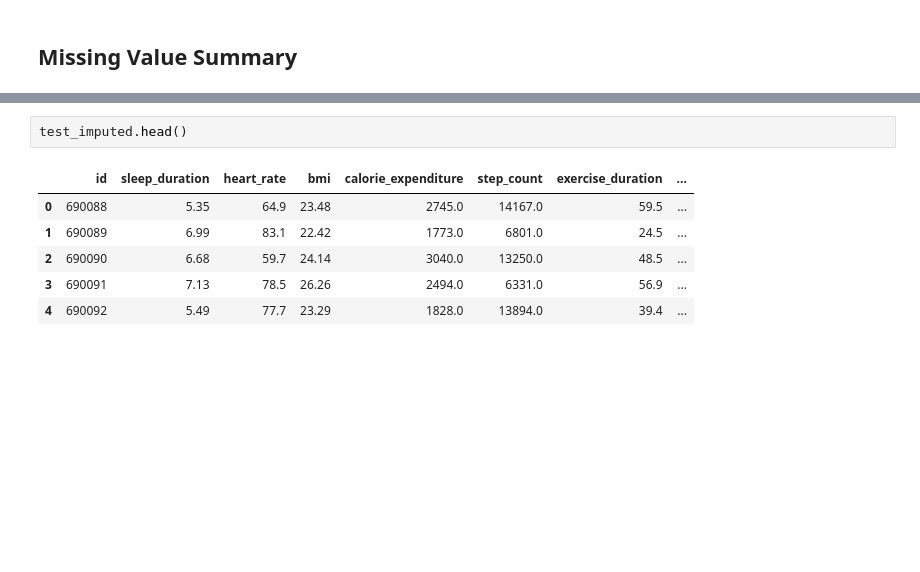
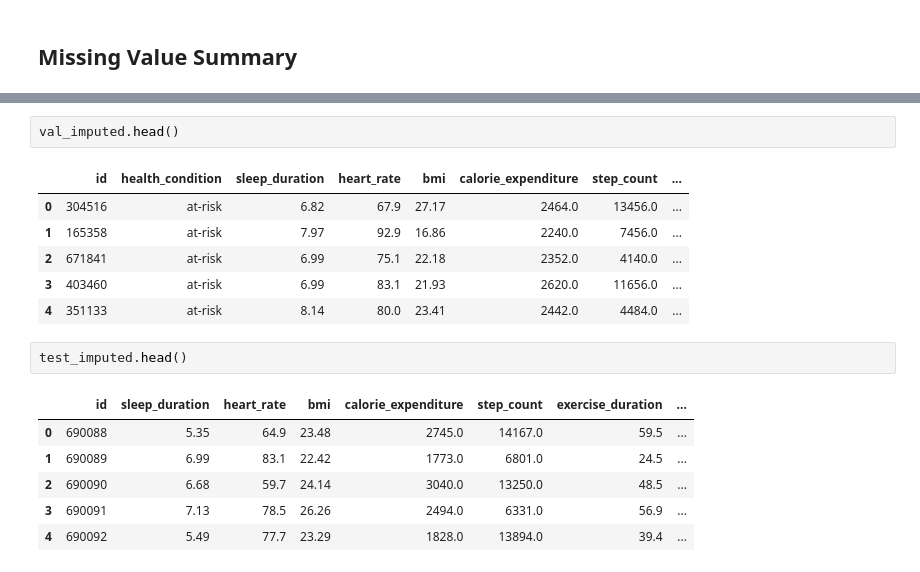
Before and after one commit to 4rajravi/health-risk, a Jupyter notebook: data_null.ipynb, the cells around one changed output, grey strips where cells are left out. Cells and saved outputs as stored; diff of their text form; blank space fills up the shorter version.

```diff
--- a/data_null.ipynb
+++ b/data_null.ipynb
@@ -560,3 +426,12 @@ train_imputed.head()
+# %%
+val_imputed.head()
+# %% [output]
+|  | id | health_condition | sleep_duration | heart_rate | bmi | calorie_expenditure | step_count | ... |
+| 0 | 304516 | at-risk | 6.82 | 67.9 | 27.17 | 2464.0 | 13456.0 | ... |
+| 1 | 165358 | at-risk | 7.97 | 92.9 | 16.86 | 2240.0 | 7456.0 | ... |
+| 2 | 671841 | at-risk | 6.99 | 75.1 | 22.18 | 2352.0 | 4140.0 | ... |
+| 3 | 403460 | at-risk | 6.99 | 83.1 | 21.93 | 2620.0 | 11656.0 | ... |
+| 4 | 351133 | at-risk | 8.14 | 80.0 | 23.41 | 2442.0 | 4484.0 | ... |
 # %%
 test_imputed.head()
 # %% [output]
```
Also changed, not shown: parts of 26 cells of this notebook, 7 other files.
